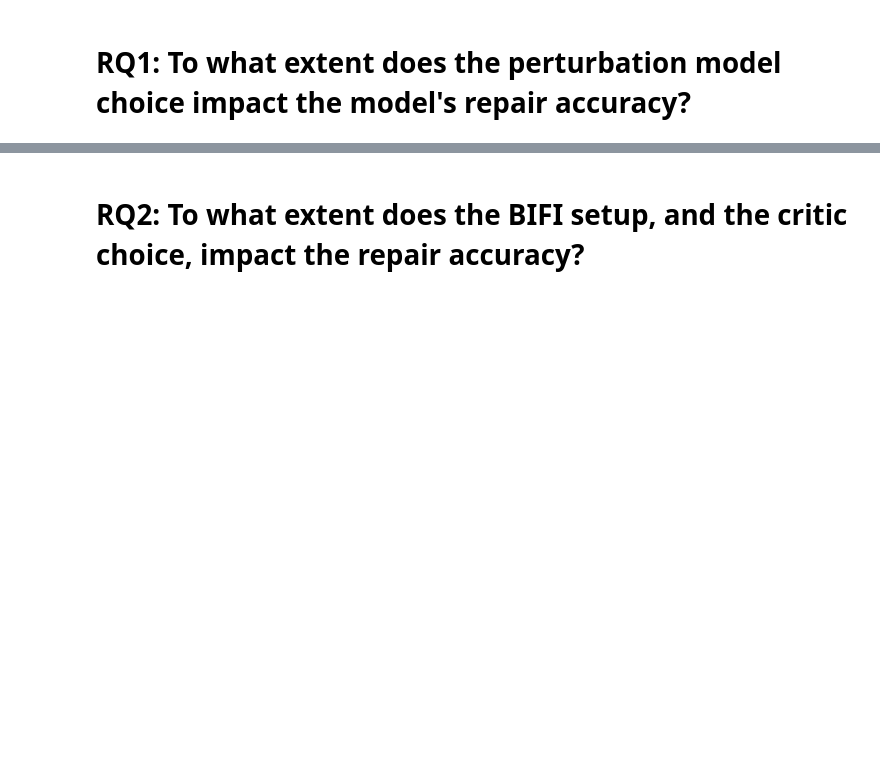
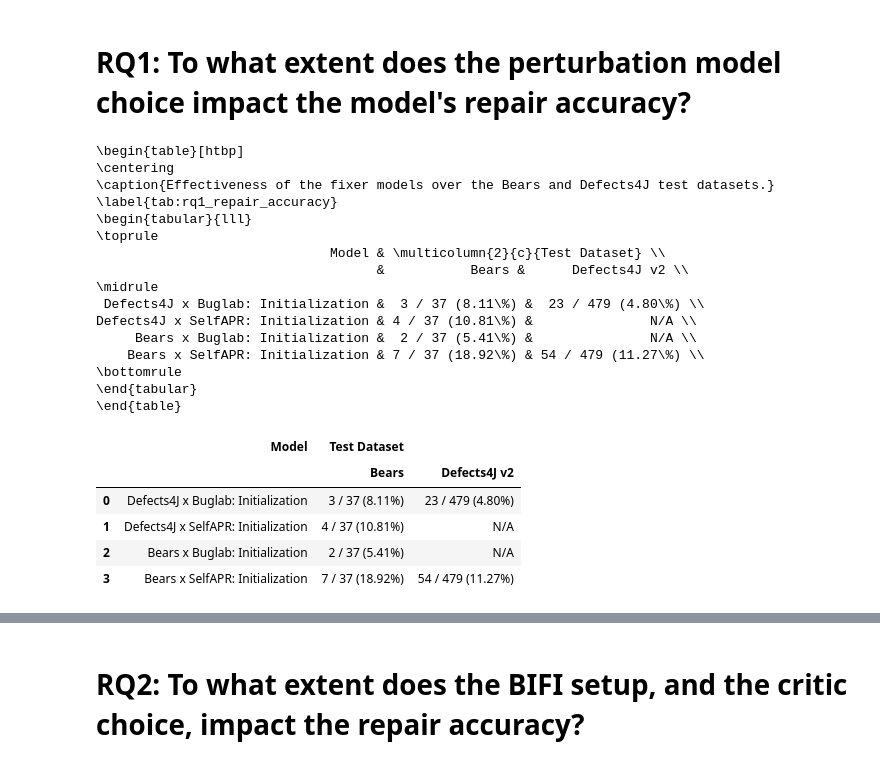
Before and after one commit to andre15silva/mufin, a Jupyter notebook: models_analysis.ipynb, the cells around one changed output, grey strips where cells are left out. Drawn from its saved outputs; the diff is of its cells as text; code cells hidden in the pictures; blank space fills up the shorter version.

```diff
--- a/models_analysis.ipynb
+++ b/models_analysis.ipynb
@@ -155,3 +164,57 @@ table
+# %%
+from os.path import exists
+
+entries = []
+experiments = ["defects4j_buglab", "defects4j_selfapr", "bears_buglab", "bears_selfapr"]
+rounds = ["round0"]
+
+for ex in experiments:
+    for ro in rounds:
+        ro_path = ro if ro == "round0" else "%s/part2" % ro
+        bears_path = "/mnt/data/andre/mscthesis/experiments/%s/%s/fixer/eval_single_hunk_bears_bw_100.json" % (ex, ro_path)
+        d4j_path = "/mnt/data/andre/mscthesis/experiments/%s/%s/fixer/eval_single_hunk_defects4j_bw_100.json" % (ex, ro_path)
+
+        tb = get_number_test(read_eval_bears(bears_path), 100) if exists(bears_path) else "N/A"
+        td = get_number_test(read_eval_d4j(d4j_path), 100) if exists(d4j_path) else "N/A"
+
+        entries += [get_rq1table_entry(get_model_label(ex, ro), tb, td)]
+
+pd.set_option('display.max_columns', 27)
+pd.set_option('display.max_rows', 16)
+table = pd.json_normalize(data=entries)
+table.columns = table.columns.str.split(".").map(tuple)
+
+print(table.to_latex(caption="Effectiveness of the fixer models over the Bears and Defects4J test datasets.",
+                  label="tab:rq1_repair_accuracy",
+                  index=False,
+                  multicolumn_format="c",
+                  position="htbp")
+     )
+
+table
+# %% [output]
+\begin{table}[htbp]
+\centering
+\caption{Effectiveness of the fixer models over the Bears and Defects4J test datasets.}
+\label{tab:rq1_repair_accuracy}
+\begin{tabular}{lll}
+\toprule
+                              Model & \multicolumn{2}{c}{Test Dataset} \\
+                                    &           Bears &      Defects4J v2 \\
+\midrule
+ Defects4J x Buglab: Initialization &  3 / 37 (8.11\%) &  23 / 479 (4.80\%) \\
+Defects4J x SelfAPR: Initialization & 4 / 37 (10.81\%) &               N/A \\
+     Bears x Buglab: Initialization &  2 / 37 (5.41\%) &               N/A \\
+    Bears x SelfAPR: Initialization & 7 / 37 (18.92\%) & 54 / 479 (11.27\%) \\
+\bottomrule
+\end{tabular}
+\end{table}
+|  | Model | Test Dataset |  |
+|  |  | Bears | Defects4J v2 |
+| 0 | Defects4J x Buglab: Initialization | 3 / 37 (8.11%) | 23 / 479 (4.80%) |
+| 1 | Defects4J x SelfAPR: Initialization | 4 / 37 (10.81%) | N/A |
+| 2 | Bears x Buglab: Initialization | 2 / 37 (5.41%) | N/A |
+| 3 | Bears x SelfAPR: Initialization | 7 / 37 (18.92%) | 54 / 479 (11.27%) |
 # %%
 from os.path import exists
 from matplotlib import pyplot as plt
```
Also changed, not shown: parts of 9 cells of this notebook.
